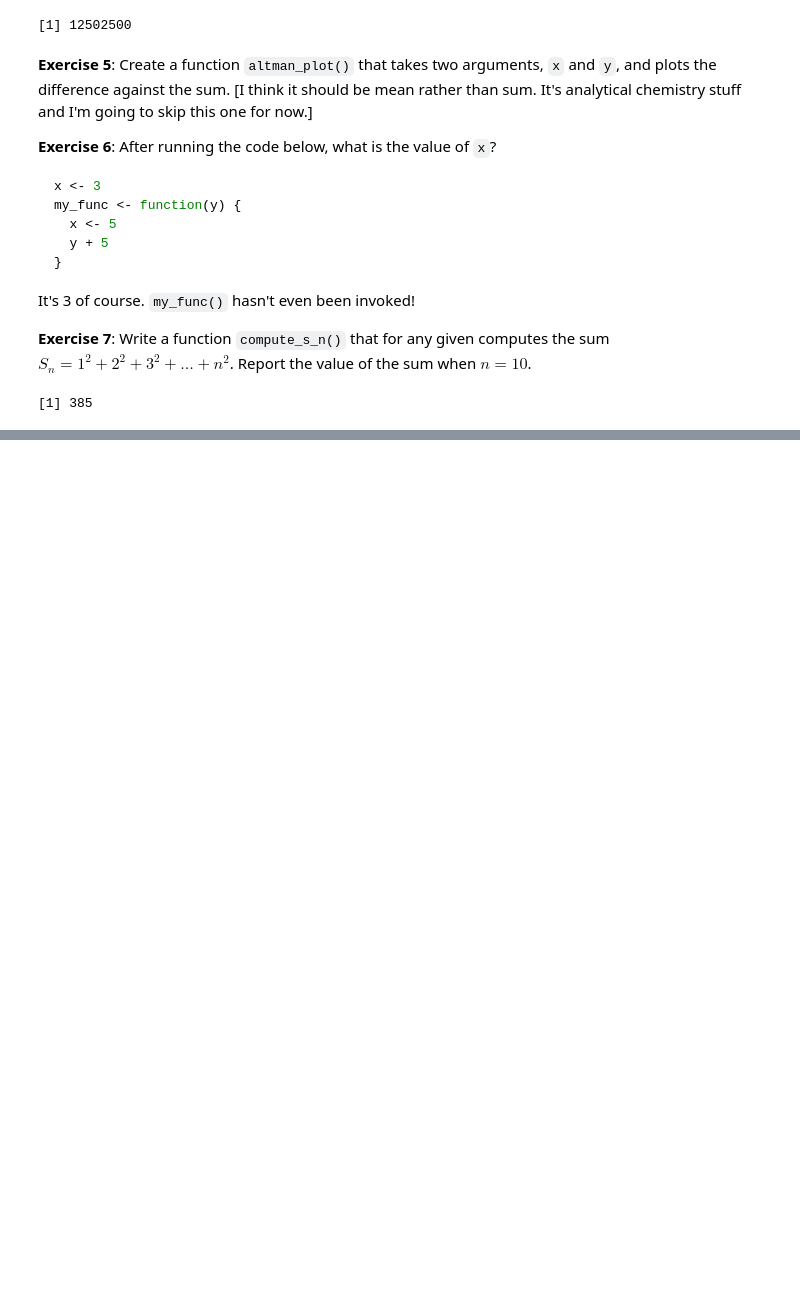
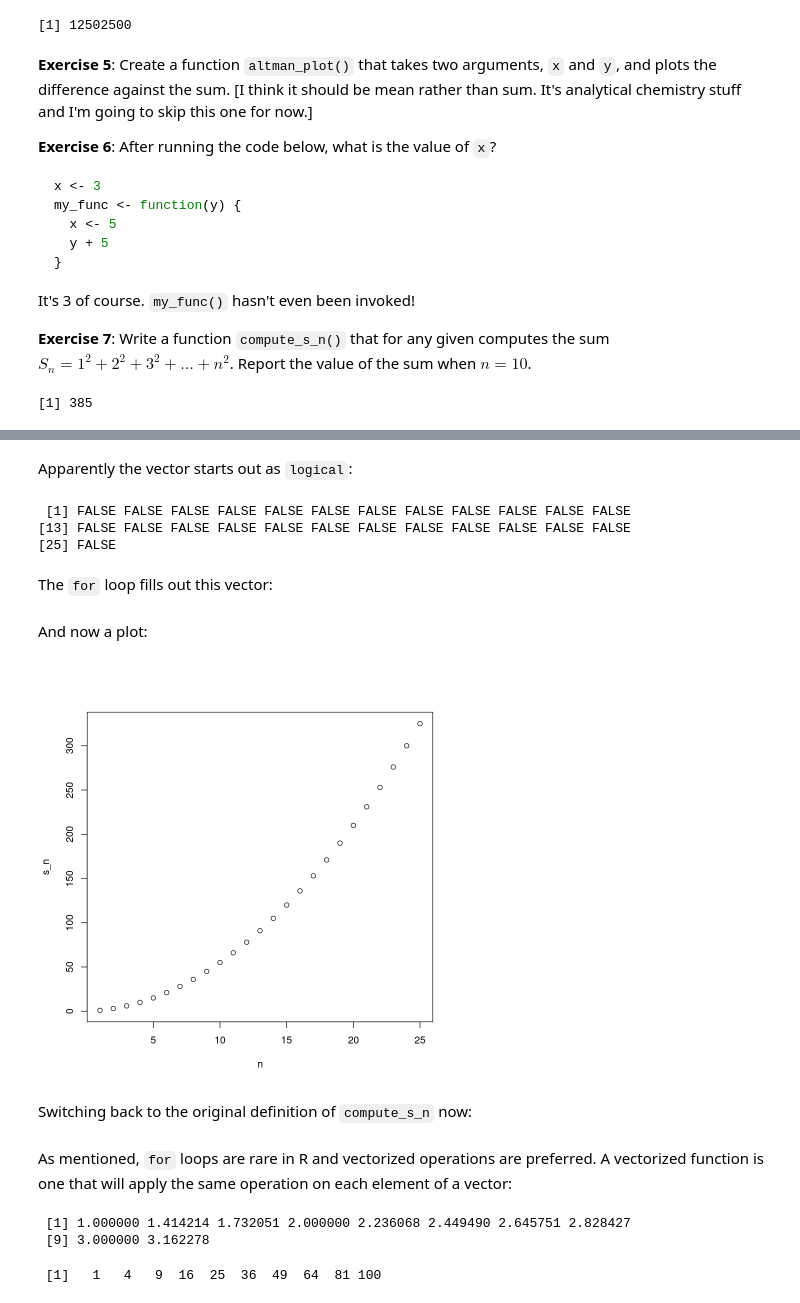
Before and after one commit to readyready15728/data-wrangling-and-visualization-with-r, a Jupyter notebook: 03_programming_basics/03_programming_basics.ipynb, the cells around one changed output, grey strips where cells are left out. Saved outputs shown, nothing was run; the diff lists cells and outputs as text; code cells hidden in the pictures; blank space fills up the shorter version.

```diff
--- a/03_programming_basics/03_programming_basics.ipynb
+++ b/03_programming_basics/03_programming_basics.ipynb
@@ -231,0 +327,4 @@ compute_s_n(10)
+# %%
+compute_s_n <- function(n) {
+    sum(1:n)
+}
@@ -231,0 +333,27 @@ compute_s_n(10)
+# %%
+m <- 25
+s_n <- vector(length = m)
+# %% [markdown]
+Apparently the vector starts out as `logical`:
+# %%
+s_n
+# %% [output]
+ [1] FALSE FALSE FALSE FALSE FALSE FALSE FALSE FALSE FALSE FALSE FALSE FALSE
+[13] FALSE FALSE FALSE FALSE FALSE FALSE FALSE FALSE FALSE FALSE FALSE FALSE
+[25] FALSE
+# %% [markdown]
+The `for` loop fills out this vector:
+# %%
+for (n in 1:m) {
+    s_n[n] <- compute_s_n(n)
+}
+# %% [markdown]
+And now a plot:
+# %%
+n <- 1:m
+par(bg = 'white')
+plot(n, s_n)
+# %% [output]
+[figure, added]
+# %% [markdown]
+Switching back to the original definition of `compute_s_n` now:
@@ -231,0 +364,13 @@ compute_s_n(10)
+# %% [markdown]
+As mentioned, `for` loops are rare in R and vectorized operations are preferred. A vectorized function is one that will apply the same operation on each element of a vector:
+# %%
+x <- 1:10
+sqrt(x)
+# %% [output]
+ [1] 1.000000 1.414214 1.732051 2.000000 2.236068 2.449490 2.645751 2.828427
+ [9] 3.000000 3.162278
+# %%
+y <- 1:10
+x * y
+# %% [output]
+ [1]   1   4   9  16  25  36  49  64  81 100
```
Also changed, not shown: parts of 27 cells of this notebook.
